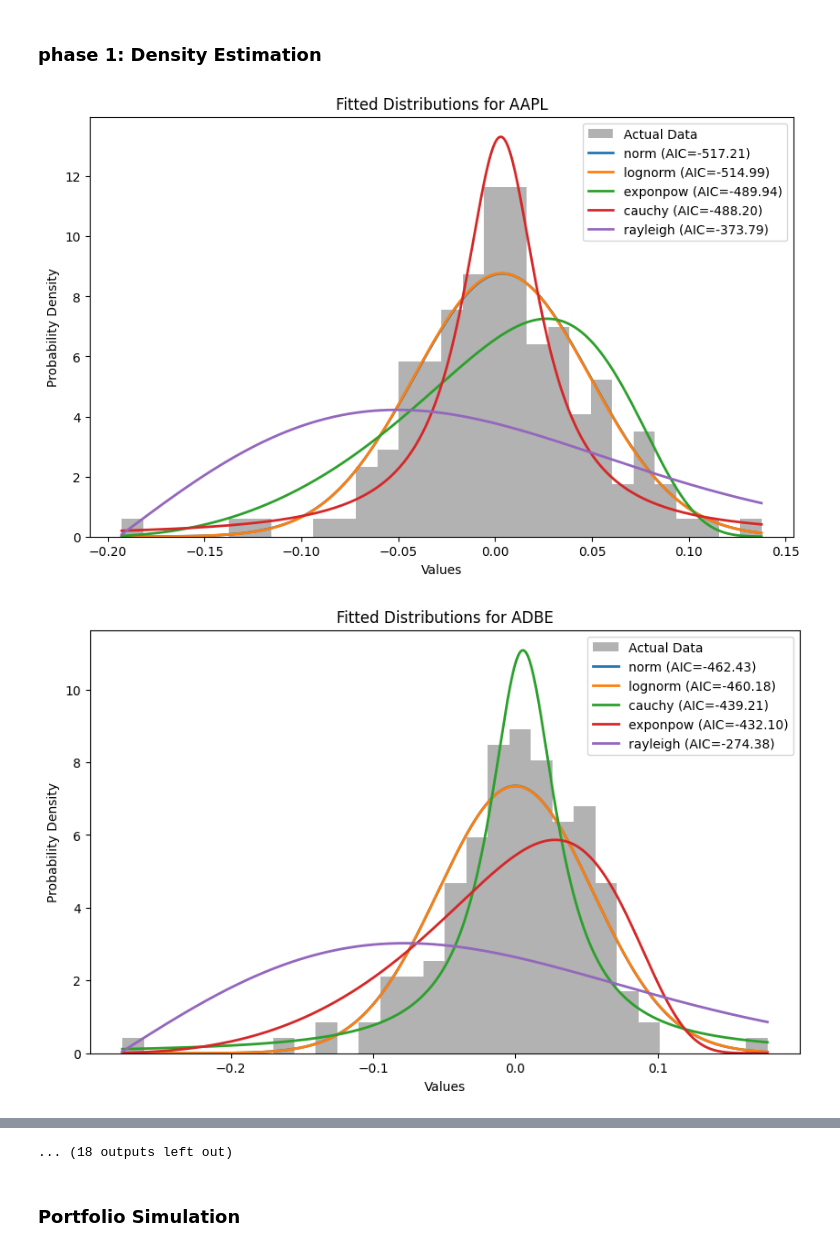
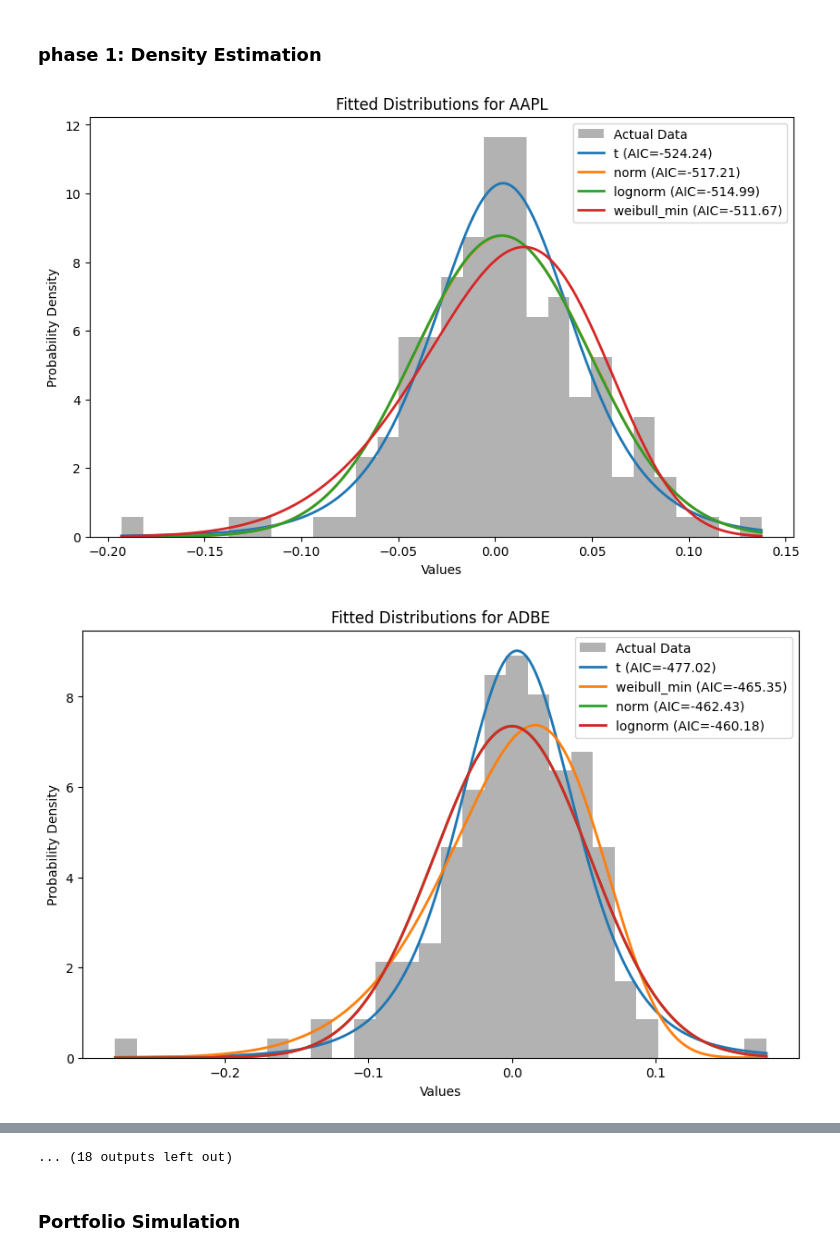
Before and after one commit to paulprayer110/stockprediction, a Jupyter notebook: test.ipynb, the cells around one changed output, grey strips where cells are left out. Drawn from its saved outputs; the diff is of its cells as text; code cells hidden in the pictures.

```diff
--- a/test.ipynb
+++ b/test.ipynb
@@ -310,7 +499,7 @@ class DistributionEvaluatorWithFitter:
 
         self.fitter_results = {}
         # Exclude 'chi2' from the list of common distributions
-        common_distributions = [d for d in get_common_distributions() if d not in ['chi2','powerlaw','gamma','expon','uniform']]
+        common_distributions = ['lognorm', 'norm', 'weibull_min', 't']
 
         for column in X.columns:
             f = Fitter(X[column], distributions=common_distributions)
@@ -389,32 +578,32 @@ def plot_all_fits_with_fitter(data, evaluation_results, fitter_results):
             try:
                 # Retrieve the corresponding distribution from scipy.stats
                 dist = getattr(__import__('scipy.stats', fromlist=[dist_name]), dist_name)
                 y = dist.pdf(x, *params)
 
                 plt.plot(x, y, label=f'{dist_name} (AIC={row["AIC"]:.2f})', linewidth=2)
             except AttributeError:
                 continue
 
         plt.title(f"Fitted Distributions for {column}")
         plt.xlabel("Values")
         plt.ylabel("Probability Density")
         plt.legend()
         plt.show()
 
 
 # 3. Usage Example
 # Replace with your actual data, e.g., stock returns or any continuous dataset
 stock_returns = rets['weekly_log']
 
 # Instantiate and fit the evaluator
 evaluator = DistributionEvaluatorWithFitter()
 evaluator.fit(stock_returns)
 
 # Transform the dataset for evaluation
 results = evaluator.transform(stock_returns)
 
 # Plot the distributions
 plot_all_fits_with_fitter(stock_returns, results, evaluator.fitter_results)
 # %% [output]
-[figure, old version]
+[figure, new version]
-[figure, old version]
+[figure, new version]
```
Also changed, not shown: parts of 10 cells of this notebook, 1 other file.
